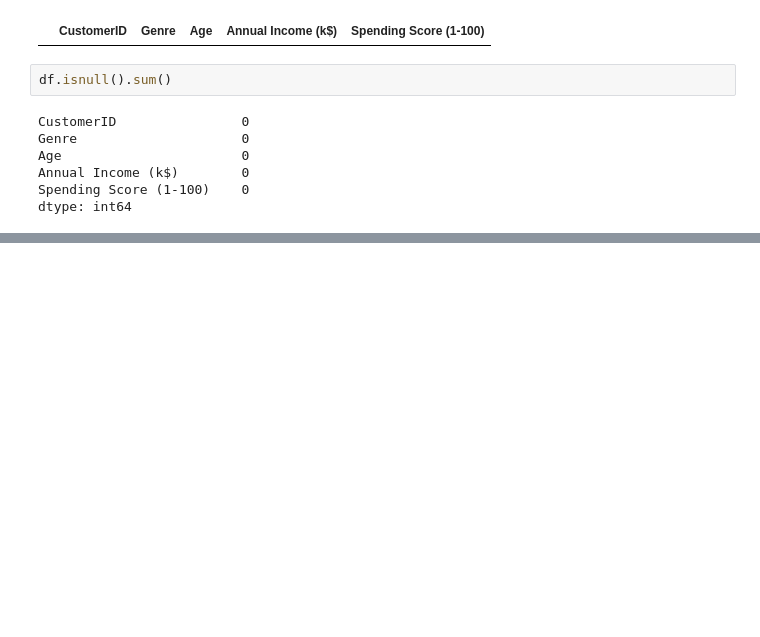
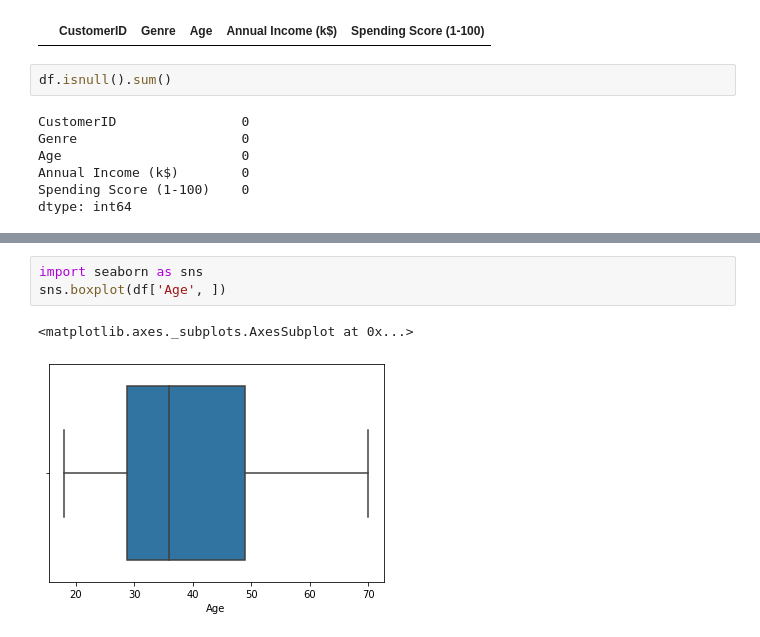
Before and after one commit to mopferman/Project2, a Jupyter notebook: Mall_Data_Project_2.ipynb, the cells around one changed output, grey strips where cells are left out. Drawn from its saved outputs; the diff is of its cells as text; blank space fills up the shorter version.

```diff
--- a/Mall_Data_Project_2.ipynb
+++ b/Mall_Data_Project_2.ipynb
@@ -58,0 +71,6 @@ dtype: int64
+# %%
+import seaborn as sns
+sns.boxplot(df['Age', ])
+# %% [output]
+<matplotlib.axes._subplots.AxesSubplot at 0x...>
+[figure, added]
```
Also changed, not shown: parts of 4 cells of this notebook.
